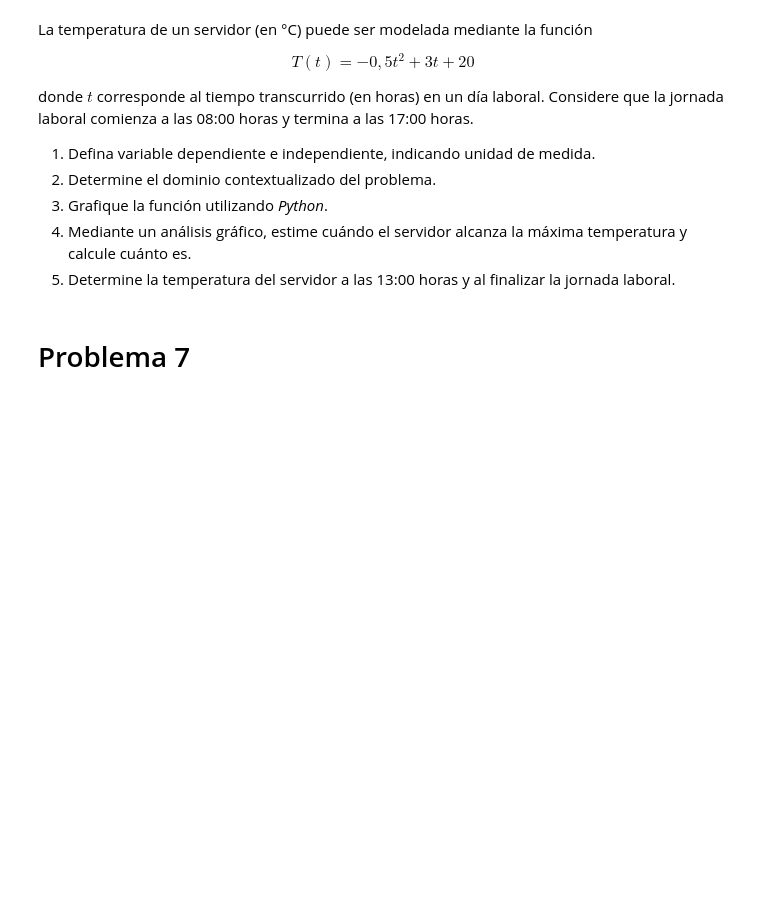
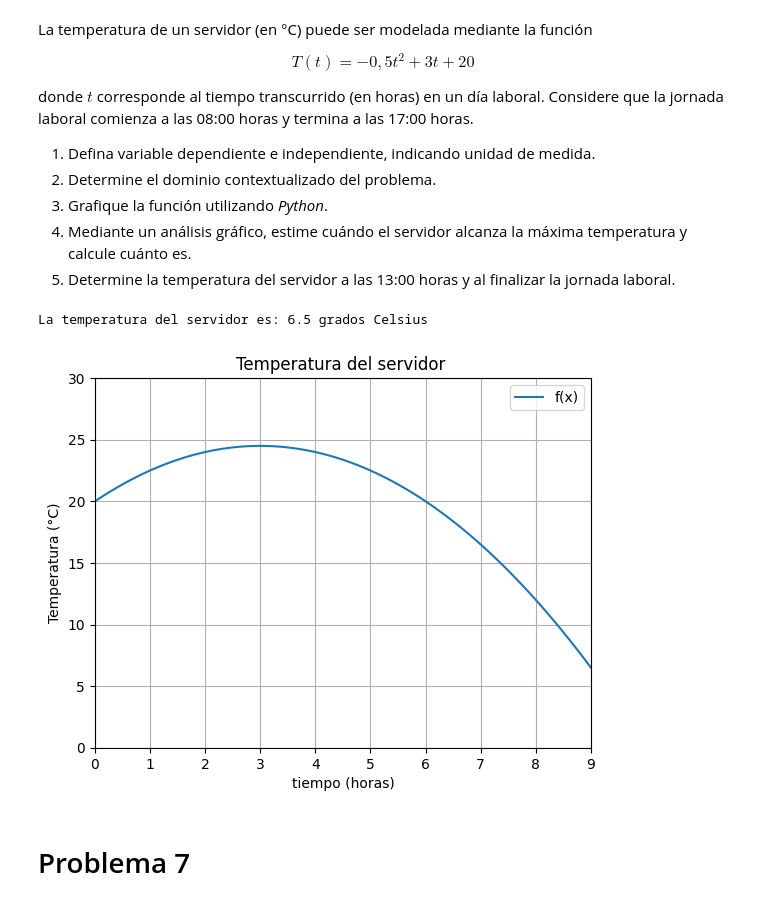
Before and after one commit to PelaoKratos/Matematica-aplicada, a Jupyter notebook: G1_Funciones.ipynb, the cells around one changed output. Drawn from its saved outputs; the diff is of its cells as text; code cells hidden in the pictures; blank space fills up the shorter version.

```diff
--- a/G1_Funciones.ipynb
+++ b/G1_Funciones.ipynb
@@ -113,6 +113,42 @@ donde $t$ corresponde al tiempo transcurrido (en horas) en un día laboral. Cons
 3.  Grafique la función utilizando *Python*.
 4.  Mediante un análisis gráfico, estime cuándo el servidor alcanza la máxima temperatura y calcule cuánto es.
 5.  Determine la temperatura del servidor a las 13:00 horas y al finalizar la jornada laboral.
+# %%
+import numpy as np
+import matplotlib.pyplot as plt
+
+
+def f(x):
+    return -0.5*x**2+3*x+20
+x = float(input('Introduce el tiempo transcurrido: '))
+print (f'La temperatura del servidor es: {f(x)} grados Celsius')
+'''
+Horas transcurridas: 0 a 10 horas:
+0.-08:00 horas: 20 grados Celsius
+1.-09:00 horas: 22.5 grados Celsius
+2.-10:00 horas: 24 grados Celsius
+3.-11:00 horas: 24.5 grados Celsius
+4.-12:00 horas: 24 grados Celsius
+5.-13:00 horas: 22.5 grados Celsius
+6.-14:00 horas: 20 grados Celsius
+7.-15:00 horas: 16.5 grados Celsius
+8.-16:00 horas: 12 grados Celsius
+9.-17:00 horas: 6.5 grados Celsius
+
+
+'''
+x = np.arange(0, 11, 0.1)
+plt.axis([0,9,0,30])
+plt.plot(x, f(x), label = 'f(x)')
+plt.title('Temperatura del servidor ')
+plt.ylabel('Temperatura (°C)')
+plt.xlabel('tiempo (horas)')
+plt.legend()
+plt.grid(True)
+plt.show()
+# %% [output]
+La temperatura del servidor es: 6.5 grados Celsius
+[figure, added]
 # %% [markdown]
 # Problema 7
 # %% [markdown]
```
